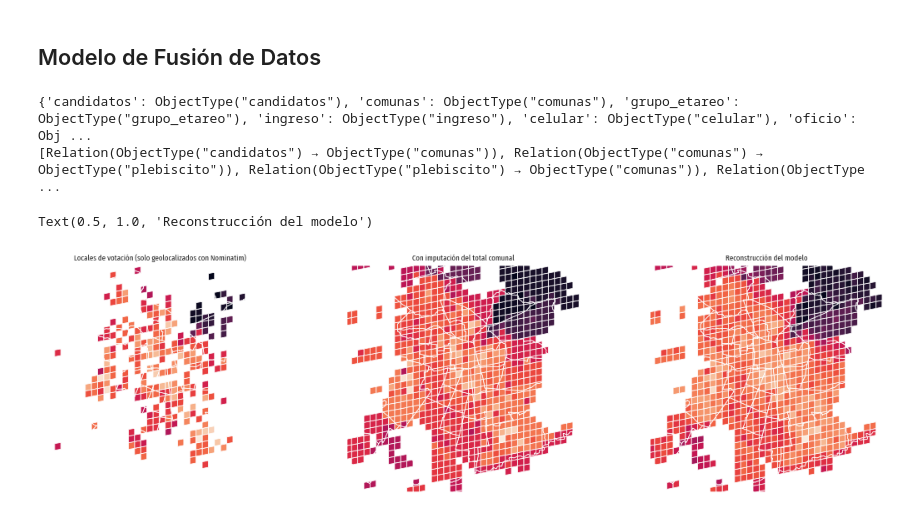
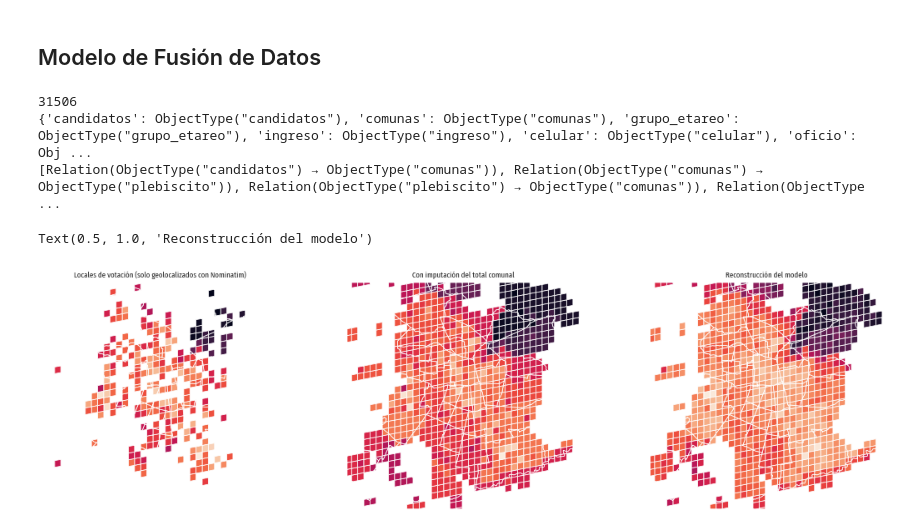
Before and after one commit to zorzalerrante/chilean_voter_profiling, a Jupyter notebook: notebooks/01-abstencion-santiago.ipynb, the cells around one changed output. Cells and saved outputs as stored; diff of their text form; code cells hidden in the pictures.

```diff
--- a/notebooks/01-abstencion-santiago.ipynb
+++ b/notebooks/01-abstencion-santiago.ipynb
@@ -1386,8 +1386,6 @@ all_cells_turnout
 # %% [markdown]
 ## Modelo de Fusión de Datos
 # %%
-from aves.features.utils import tfidf as aves_tfidf
-
 # dimensión (rank) de la representación latente de cada entidad
 model_nodes = {
     "candidatos": 12,
@@ -1420,21 +1418,22 @@ model_relations = {
     ("candidatos", "comunas"): [
         turnout.drop("Abstención", axis=1)
         .fillna(0)
-        .pipe(lambda x: aves_tfidf(x, norm="l1", smooth_idf=True))
+        .pipe(normalize_rows)
         .T[geoloc_comunas_index]
     ],
     # ("programa", "candidatos"): [weighted_dtm_df.drop("Abstención").T],
     ("comunas", "plebiscito"): [
         turnout_plebiscito.drop("Abstención-Plebiscito", axis=1)
         .fillna(0)
-        .pipe(lambda x: aves_tfidf(x, norm="l1", smooth_idf=True))
+        .pipe(normalize_rows)
         .loc[geoloc_comunas_index]
     ],
     ("plebiscito", "comunas"): [
         turnout_plebiscito.drop("Abstención-Plebiscito", axis=1)
+        .fillna(0)
+        .pipe(normalize_rows)
         .loc[geoloc_comunas_index]
-        .T.fillna(0)
-        .pipe(lambda x: aves_tfidf(x, norm="l1", smooth_idf=True))
+        .T
     ],
     ("candidatos", "plebiscito"): [candidatos_x_plebiscito.pipe(normalize_rows)],
     ("comunas", "grupo_etareo"): [
@@ -1475,58 +1474,66 @@ model_relations = {
     ],
     ("comunas", "delincuencia"): [
         comunas_x_delitos.pipe(normalize_rows).loc[geoloc_comunas_index]
     ],
     ("comunas", "internet_inf"): [
         comunas_x_internet.pipe(normalize_rows).loc[geoloc_comunas_index]
     ],
     ("abstencion", "comunas"): [comunas_x_delta_abs.loc[geoloc_comunas_index].T],
     ("abstencion_plebiscito", "comunas"): [
         abstencion_plebiscito_cat.loc[geoloc_comunas_index].T
     ],
     ("comunas", "abstencion"): [comunas_x_delta_abs.loc[geoloc_comunas_index]],
     # ("comunas", "región"): [comunas_x_region.loc[comunas_index]],
     ("comunas", "sexo"): [comunas_x_distribucion_sexo.loc[geoloc_comunas_index]],
     # usa solamente con datos en celda
     # ("comunas", "grid"): [grid_x_comuna.loc[turnout_geoloc.index].T],
     # ("grid", "grupo_etareo"): [grid_x_age.loc[turnout_geoloc.index]],
     # ("grid", "ingreso"): [grid_x_income.loc[turnout_geoloc.index]],
     # ("grid", "candidatos"): [turnout_geoloc]
     # usa con imputación
     ("comunas", "grid"): [grid_x_comuna.T],
     ("grid", "grupo_etareo"): [grid_x_age],
     ("grid", "ingreso"): [grid_x_income],
     ("grid", "candidatos"): [all_cells_turnout],
 }
 
-model = DataFusionModel(nodes=model_nodes, relations=model_relations, random_state=42)
+import random
+
+seed = random.randint(0, 100000)
+print(seed)
+
+random.seed(seed)
+np.random.seed(seed)
+
+model = DataFusionModel(nodes=model_nodes, relations=model_relations)
 model.fit()
+
+from aves.visualization.figures import small_multiples_from_geodataframe
+
+fig, axes = small_multiples_from_geodataframe(grid, 3)
+
+grid.join(turnout_geoloc["GABRIEL BORIC FONT"], on="s2_cellid", how="inner").plot(
+    column="GABRIEL BORIC FONT", ax=axes[0]
+)
+axes[0].set_title("Locales de votación (solo geolocalizados con Nominatim)")
+
+grid.join(all_cells_turnout["GABRIEL BORIC FONT"], on="s2_cellid", how="inner").plot(
+    column="GABRIEL BORIC FONT", ax=axes[1]
+)
+axes[1].set_title("Con imputación del total comunal")
+
+grid.join(
+    model.reconstruct("grid", "candidatos")["GABRIEL BORIC FONT"],
+    on="s2_cellid",
+    how="inner",
+).plot(column="GABRIEL BORIC FONT", ax=axes[2])
+axes[2].set_title("Reconstrucción del modelo")
 # %% [output]
+31506
 {'candidatos': ObjectType("candidatos"), 'comunas': ObjectType("comunas"), 'grupo_etareo': ObjectType("grupo_etareo"), 'ingreso': ObjectType("ingreso"), 'celular': ObjectType("celular"), 'oficio': Obj ...
 [Relation(ObjectType("candidatos") → ObjectType("comunas")), Relation(ObjectType("comunas") → ObjectType("plebiscito")), Relation(ObjectType("plebiscito") → ObjectType("comunas")), Relation(ObjectType ...
+Text(0.5, 1.0, 'Reconstrucción del modelo')
+[figure, added]
-# %%
-from aves.visualization.figures import small_multiples_from_geodataframe
-
-fig, axes = small_multiples_from_geodataframe(grid, 3)
-
-grid.join(turnout_geoloc["GABRIEL BORIC FONT"], on="s2_cellid", how="inner").plot(
-    column="GABRIEL BORIC FONT", ax=axes[0]
-)
-axes[0].set_title("Locales de votación (solo geolocalizados con Nominatim)")
-
-grid.join(all_cells_turnout["GABRIEL BORIC FONT"], on="s2_cellid", how="inner").plot(
-    column="GABRIEL BORIC FONT", ax=axes[1]
-)
-axes[1].set_title("Con imputación del total comunal")
-
-grid.join(
-    model.reconstruct("grid", "candidatos")["GABRIEL BORIC FONT"],
-    on="s2_cellid",
-    how="inner",
-).plot(column="GABRIEL BORIC FONT", ax=axes[2])
-axes[2].set_title("Reconstrucción del modelo")
-# %% [output]
-Text(0.5, 1.0, 'Reconstrucción del modelo')
-[figure, removed]
 # %%
 if False:
     from skfusion import fusion
```
Also changed, not shown: parts of 8 cells of this notebook, 1 other file.
